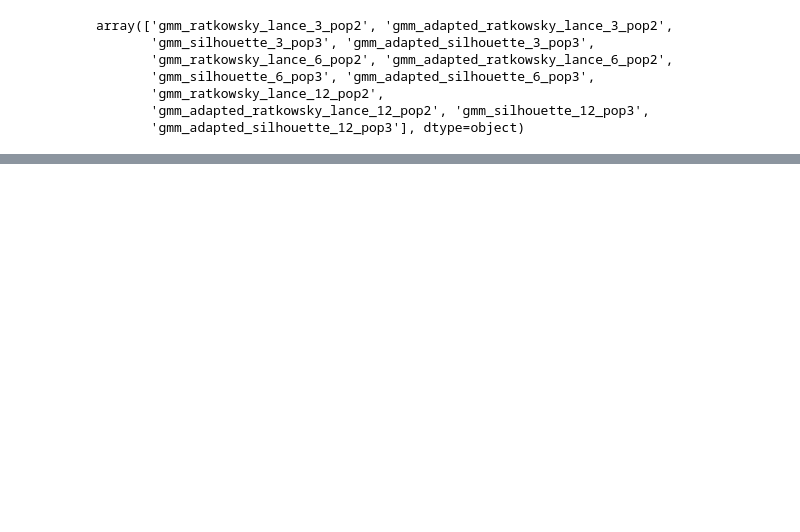
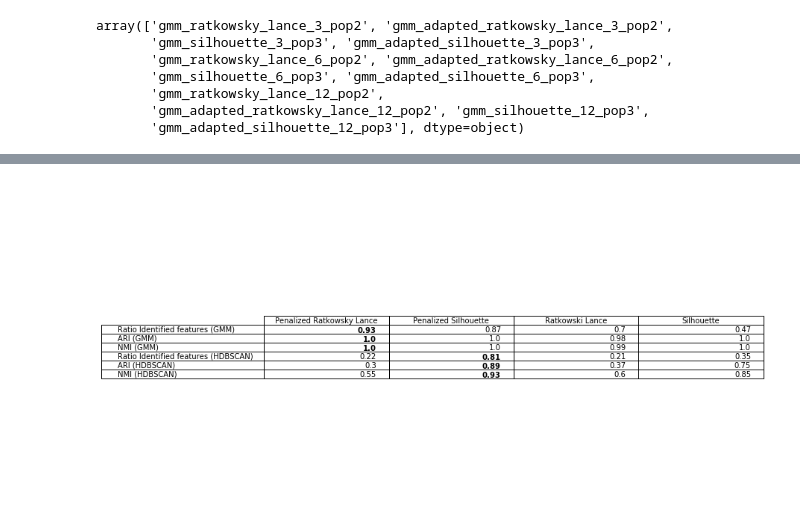
Before and after one commit to ciortanmadalina/subspace_clustering, a Jupyter notebook: notebooks/Benchmark_GMM.ipynb, the cells around one changed output, grey strips where cells are left out. Cells and saved outputs as stored; diff of their text form; code cells hidden in the pictures; blank space fills up the shorter version.

```diff
--- a/notebooks/Benchmark_GMM.ipynb
+++ b/notebooks/Benchmark_GMM.ipynb
@@ -459,0 +594,28 @@ plt.tight_layout()
+# %%
+df = pd.read_excel("../results.xlsx", sheet_name = 3)
+
+df["index"] = df["Measure"] + " ("+ df["Clustering Algorithm"]+ ")"
+
+df = df.drop(["Clustering Algorithm", "Measure"], axis = 1)
+
+df =df.set_index("index", drop = True)
+df
+
+numeric_scores = df.values
+
+values = numeric_scores.copy().astype(str)
+
+for i in range(numeric_scores.shape[0]):
+    j = np.argmax(numeric_scores[i])
+    values[ i, j]= "$\\bf{" + str(numeric_scores[ i, j]) +  "}$"
+# %%
+plt.figure(figsize = (12,8))
+ax = plt.subplot(1, 1, 1)
+ax.axis("off")
+table = ax.table(cellText=values,
+          rowLabels=df.index,
+          colLabels=df.columns,
+          loc='center left'
+        )
+# %% [output]
+[figure, added]
```
Also changed, not shown: parts of 13 cells of this notebook, 49 other files.
